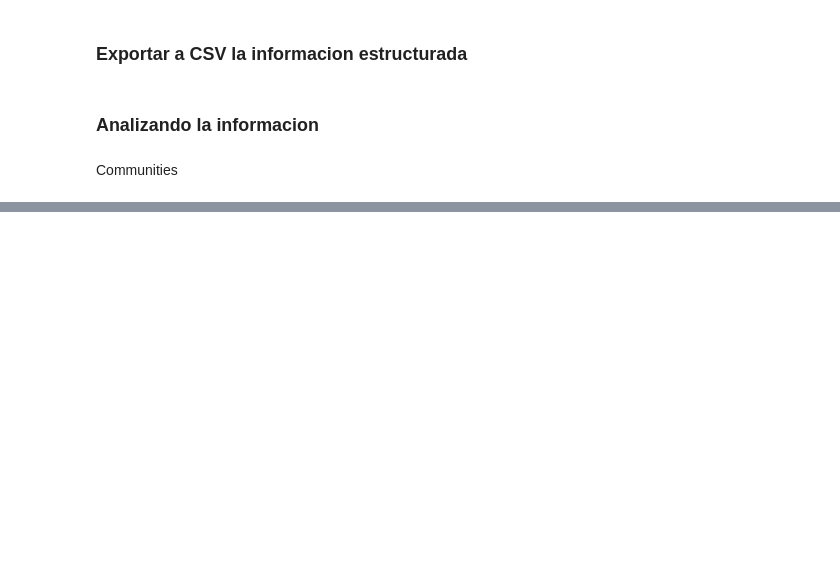
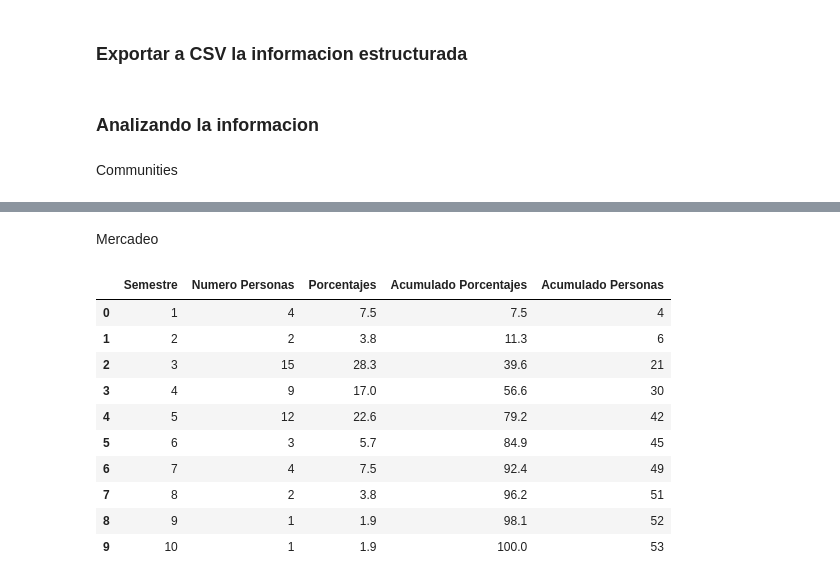
Before and after one commit to spuertaf/NOVAit, a Jupyter notebook: codigo/vtg.ipynb, the cells around one changed output, grey strips where cells are left out. Saved outputs shown, nothing was run; the diff lists cells and outputs as text; code cells hidden in the pictures; blank space fills up the shorter version.

```diff
--- a/codigo/vtg.ipynb
+++ b/codigo/vtg.ipynb
@@ -146,2 +179,20 @@ semestres
+# %% [markdown]
+Mercadeo
 # %%
 mercadeo = vtg[(vtg["Depto 1"] == "Mercadeo") | (vtg["Depto 2"] == "Mercadeo") | (vtg["Depto 3"] == "Mercadeo")]
+# %%
+semestres = obtener_porcentajes(mercadeo, "Semestre")
+semestres["Acumulado Personas"] = semestres["Numero Personas"].cumsum() #saco acumulado de personas
+semestres
+# %% [output]
+|  | Semestre | Numero Personas | Porcentajes | Acumulado Porcentajes | Acumulado Personas |
+| 0 | 1 | 4 | 7.5 | 7.5 | 4 |
+| 1 | 2 | 2 | 3.8 | 11.3 | 6 |
+| 2 | 3 | 15 | 28.3 | 39.6 | 21 |
+| 3 | 4 | 9 | 17.0 | 56.6 | 30 |
+| 4 | 5 | 12 | 22.6 | 79.2 | 42 |
+| 5 | 6 | 3 | 5.7 | 84.9 | 45 |
+| 6 | 7 | 4 | 7.5 | 92.4 | 49 |
+| 7 | 8 | 2 | 3.8 | 96.2 | 51 |
+| 8 | 9 | 1 | 1.9 | 98.1 | 52 |
+| 9 | 10 | 1 | 1.9 | 100.0 | 53 |
```
Also changed, not shown: parts of 18 cells of this notebook.
